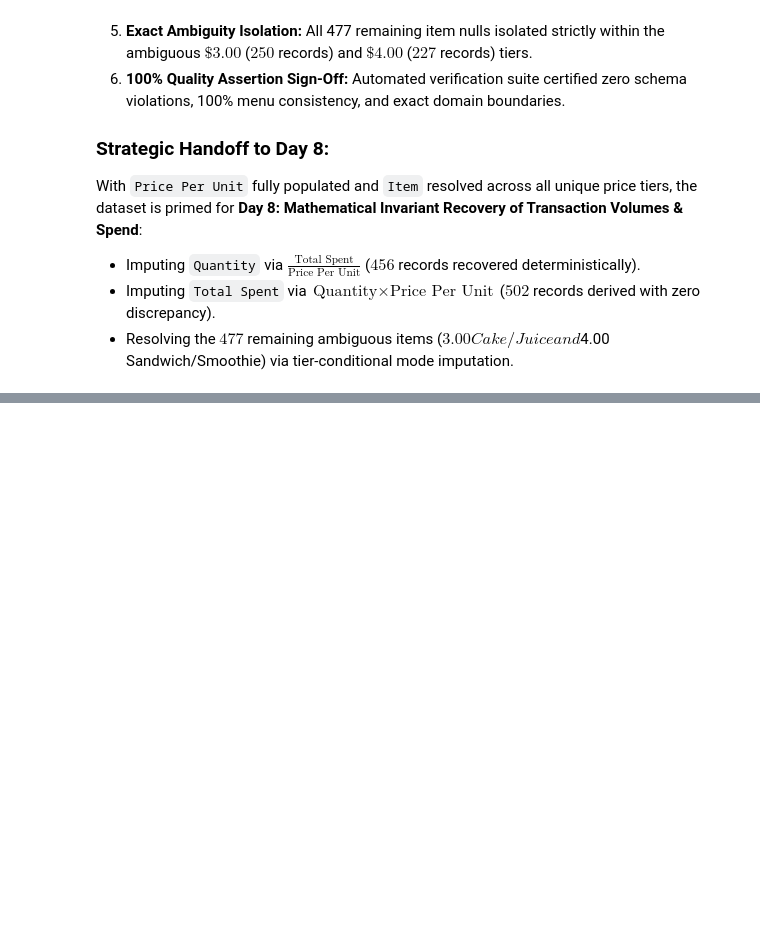
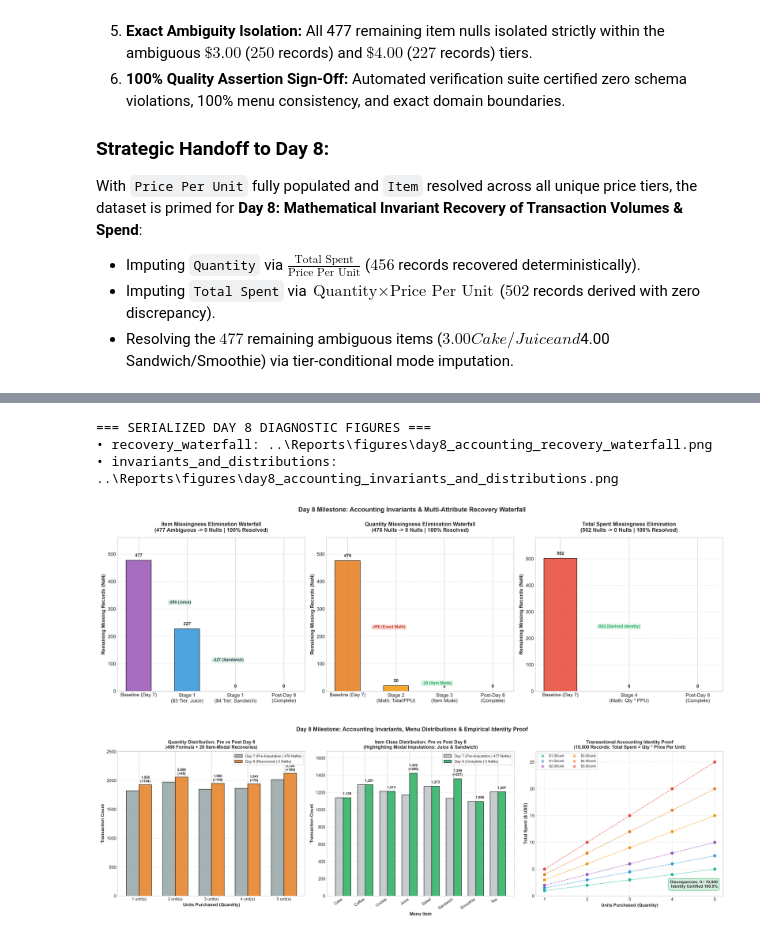
Before and after one commit to addu91577-sketch/OIBSIP, a Jupyter notebook: DataAnalytics-L1-CleaningData/Notebooks/01_cafe_sales_data_cleaning.ipynb, the cells around one changed output, grey strips where cells are left out. Saved outputs shown, nothing was run; the diff lists cells and outputs as text; code cells hidden in the pictures; blank space fills up the shorter version.

Commit message:
feat(cleaning): day 8 - mathematical accounting invariant recovery and ambiguous item resolution

```diff
--- a/DataAnalytics-L1-CleaningData/Notebooks/01_cafe_sales_data_cleaning.ipynb
+++ b/DataAnalytics-L1-CleaningData/Notebooks/01_cafe_sales_data_cleaning.ipynb
@@ -953,0 +965,12 @@ With `Price Per Unit` fully populated and `Item` resolved across all unique pric
+# %%
+from src.utils import impute_accounting_invariants_and_items
+
+# Step 1: Execute multi-stage accounting invariant recovery & ambiguous item resolution
+df_d8, day8_metrics, stage_audit_d8 = impute_accounting_invariants_and_items(df_d7)
+
+print("=== DAY 8 IMPUTATION RECOVERY METRICS ===")
+for k, v in day8_metrics.items():
+    print(f"• {k}: {v}")
+
+print("\n=== STAGE-BY-STAGE ACCOUNTING RECOVERY AUDIT TRAIL ===")
+display(stage_audit_d8)
@@ -953,0 +1049,20 @@ With `Price Per Unit` fully populated and `Item` resolved across all unique pric
+# %%
+from src.utils import plot_day8_accounting_and_item_imputation
+from IPython.display import Image, display
+
+# Step 3: Generate and display diagnostic figures
+figures_output_dir = os.path.join('..', 'Reports', 'figures')
+day8_figs = plot_day8_accounting_and_item_imputation(df_d7, df_d8, stage_audit_d8, output_dir=figures_output_dir)
+
+print("=== SERIALIZED DAY 8 DIAGNOSTIC FIGURES ===")
+for fig_key, fig_path in day8_figs.items():
+    print(f"• {fig_key}: {fig_path}")
+
+display(Image(day8_figs['recovery_waterfall']))
+display(Image(day8_figs['invariants_and_distributions']))
+# %% [output]
+=== SERIALIZED DAY 8 DIAGNOSTIC FIGURES ===
+• recovery_waterfall: ..\Reports\figures\day8_accounting_recovery_waterfall.png
+• invariants_and_distributions: ..\Reports\figures\day8_accounting_invariants_and_distributions.png
+[figure, added]
+[figure, added]
```
Also changed, not shown: parts of 6 cells of this notebook, 6 other files.
